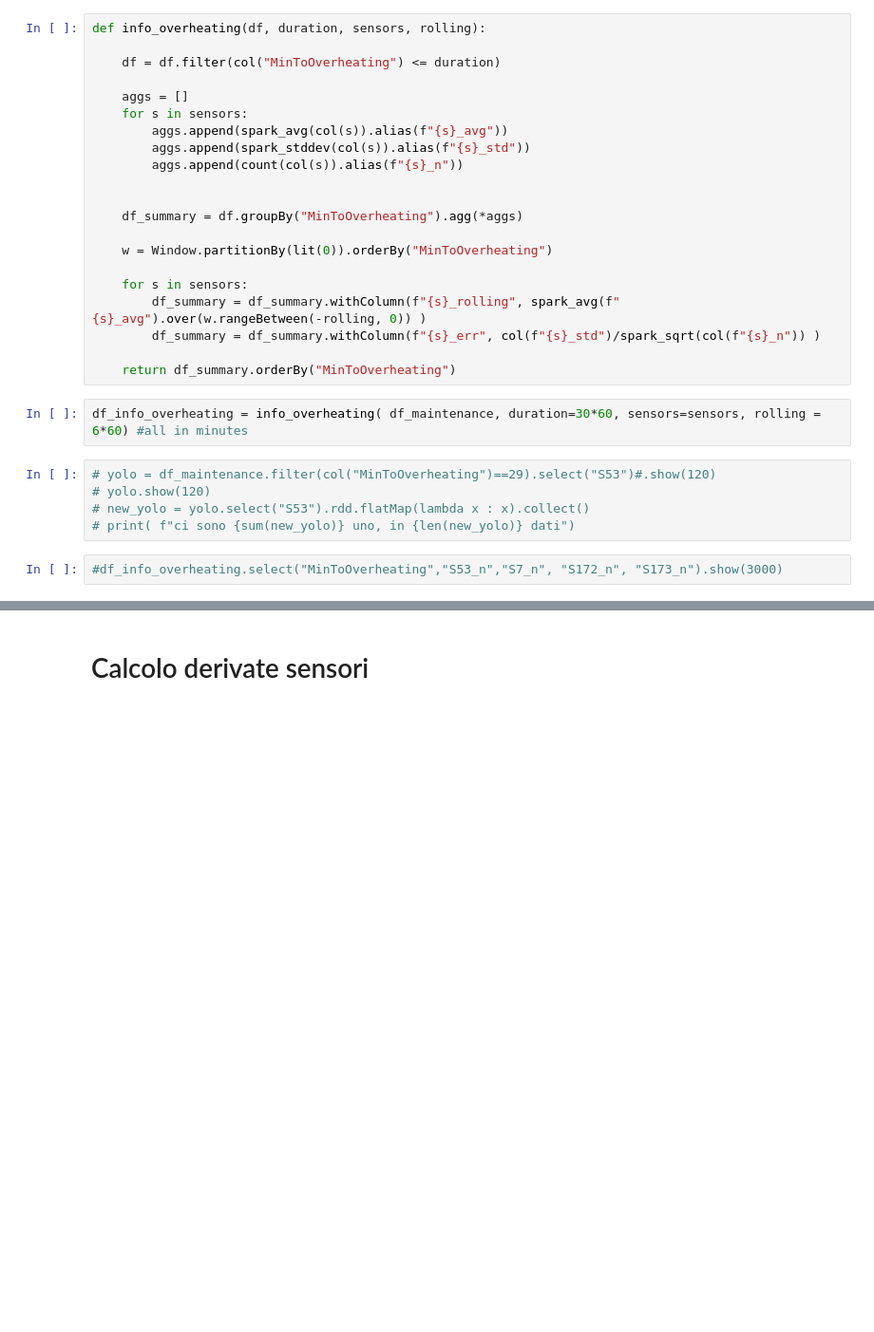
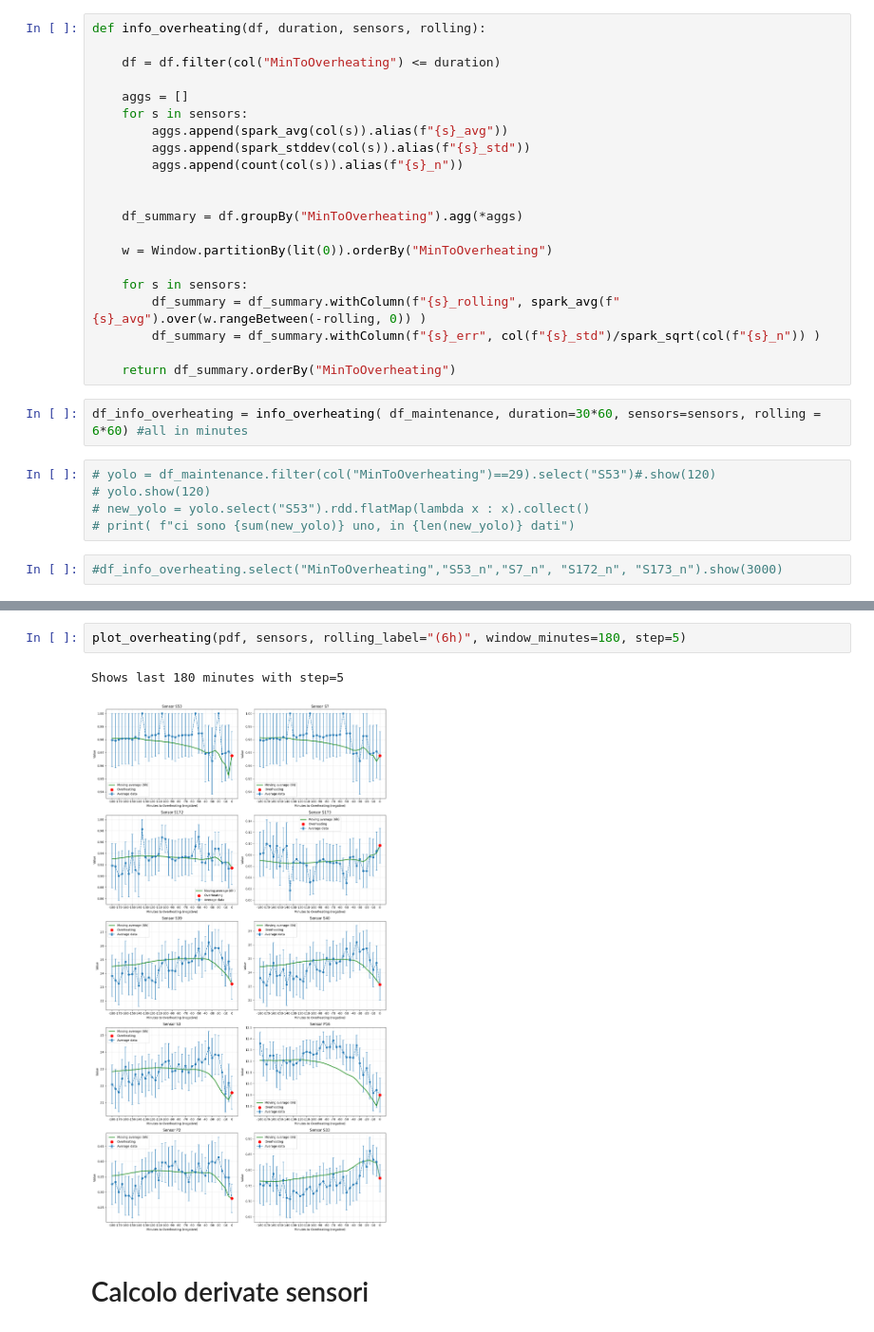
Before and after one commit to RaffaeleSabatini/MAPD2025_proj3, a Jupyter notebook: Group04.ipynb, the cells around one changed output, grey strips where cells are left out. Shown at 95% size. Drawn from its saved outputs; the diff is of its cells as text; blank space fills up the shorter version.

```diff
--- a/Group04.ipynb
+++ b/Group04.ipynb
@@ -1415,3 +1409,8 @@ OCCHIO STO MOSTRANDO SOLO UN DATO OGNI 30 MINUTI, PER MEGLIO CAPIRE GRAFICAMENTE
+# %%
+plot_overheating(pdf, sensors, rolling_label="(6h)", window_minutes=180, step=5)
+# %% [output]
+Shows last 180 minutes with step=5
+[figure, added]
 # %% [markdown]
 # Calcolo derivate sensori
 # %%
```
Also changed, not shown: parts of 7 cells of this notebook.
